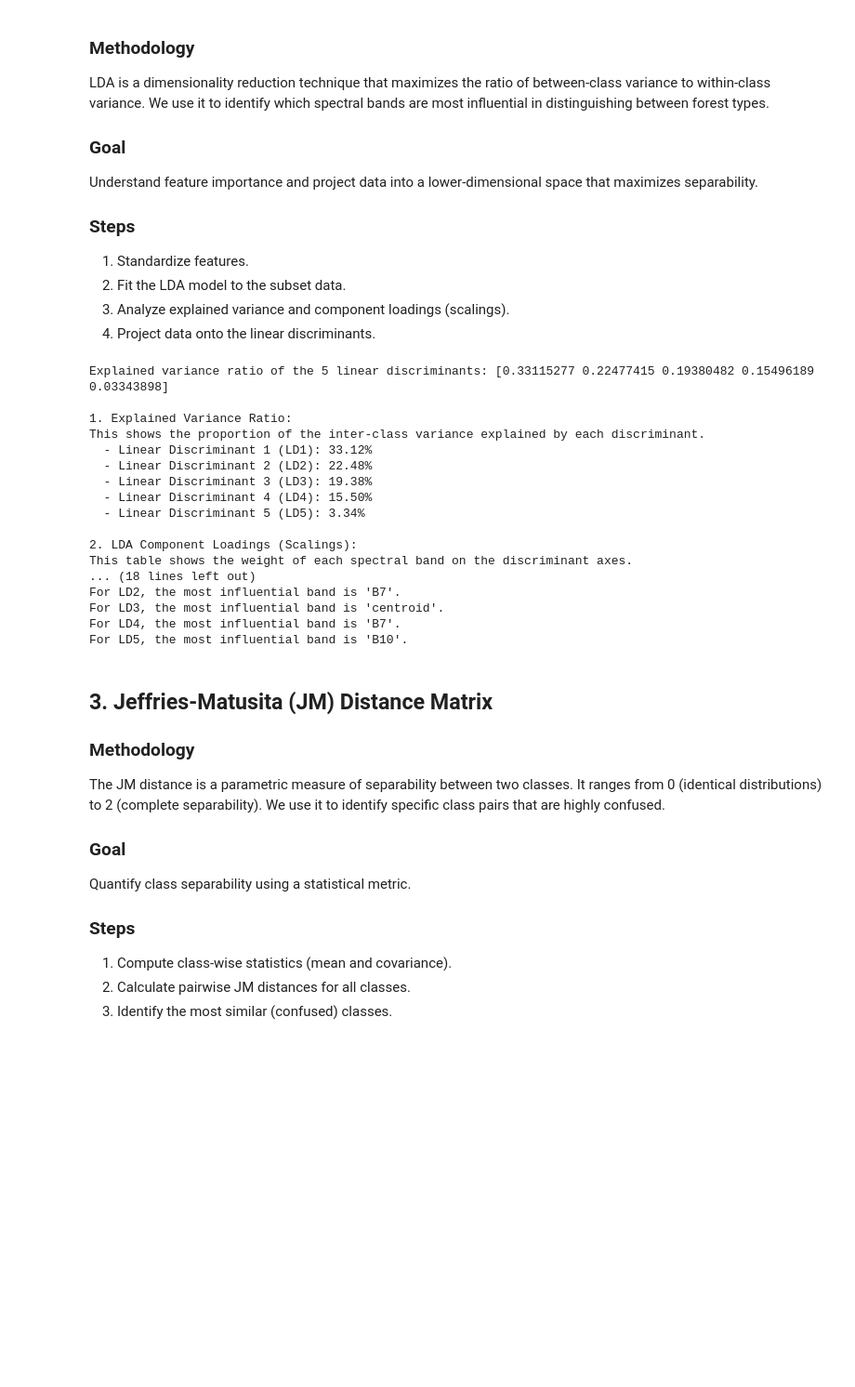
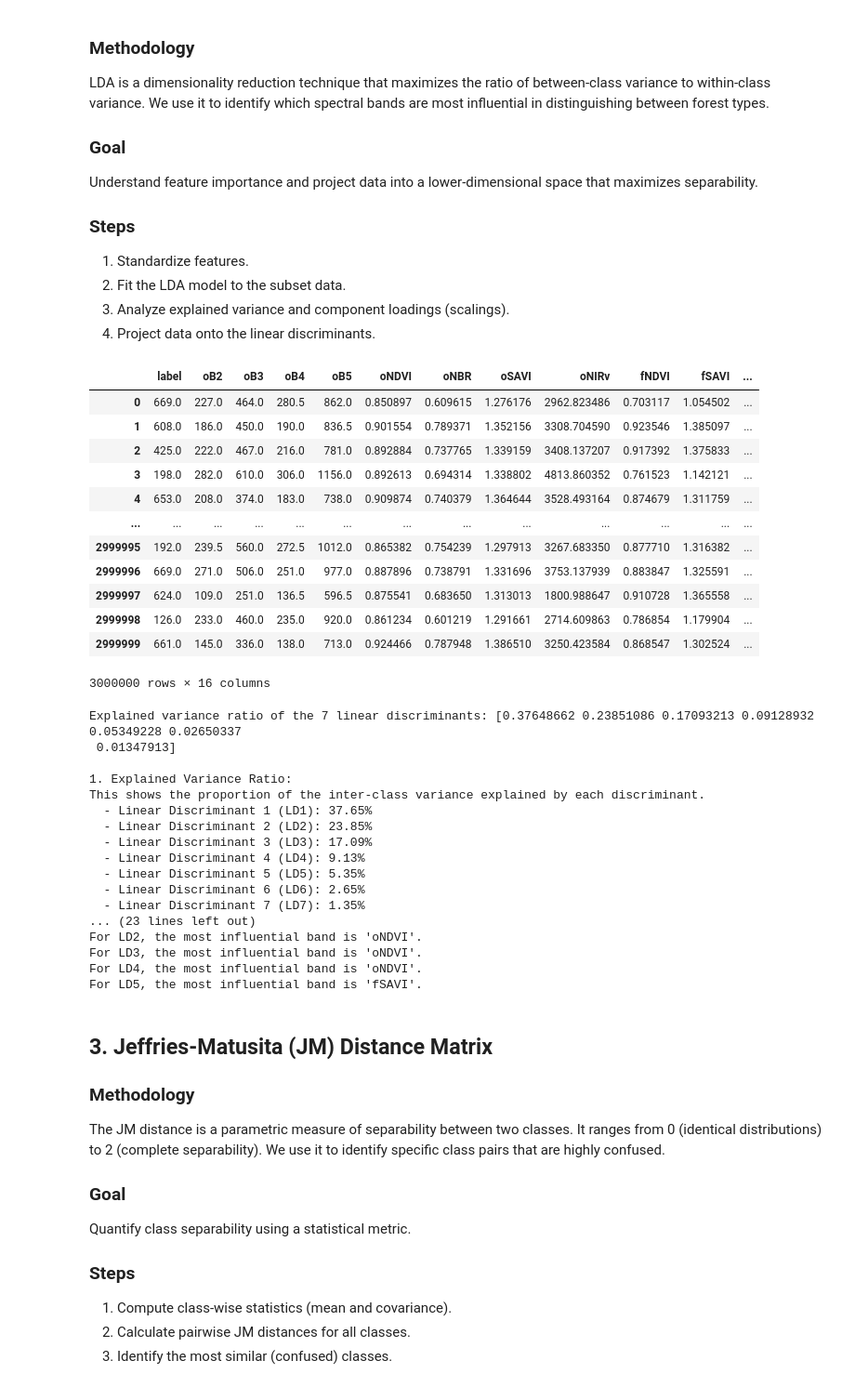
Before and after one commit to Ecotrust/forestvision, a Jupyter notebook: notebooks/fotypba_lda.ipynb, the cells around one changed output. Shown at 93% size. Cells and saved outputs as stored; diff of their text form; code cells hidden in the pictures; blank space fills up the shorter version.

Commit message:
feat: update  features and improve label remaping and balancing

```diff
--- a/notebooks/fotypba_lda.ipynb
+++ b/notebooks/fotypba_lda.ipynb
@@ -151,26 +189,42 @@ def perform_lda_analysis(df: pd.DataFrame, class_label: str, n_components: int =
     finally:
         plt.close()
         return lda, lda_df
+# %%
+subset
+# %% [output]
+|  | label | oB2 | oB3 | oB4 | oB5 | oNDVI | oNBR | oSAVI | oNIRv | fNDVI | fSAVI | ... |
+| 0 | 669.0 | 227.0 | 464.0 | 280.5 | 862.0 | 0.850897 | 0.609615 | 1.276176 | 2962.823486 | 0.703117 | 1.054502 | ... |
+| 1 | 608.0 | 186.0 | 450.0 | 190.0 | 836.5 | 0.901554 | 0.789371 | 1.352156 | 3308.704590 | 0.923546 | 1.385097 | ... |
+| 2 | 425.0 | 222.0 | 467.0 | 216.0 | 781.0 | 0.892884 | 0.737765 | 1.339159 | 3408.137207 | 0.917392 | 1.375833 | ... |
+| 3 | 198.0 | 282.0 | 610.0 | 306.0 | 1156.0 | 0.892613 | 0.694314 | 1.338802 | 4813.860352 | 0.761523 | 1.142121 | ... |
+| 4 | 653.0 | 208.0 | 374.0 | 183.0 | 738.0 | 0.909874 | 0.740379 | 1.364644 | 3528.493164 | 0.874679 | 1.311759 | ... |
+| ... | ... | ... | ... | ... | ... | ... | ... | ... | ... | ... | ... | ... |
+| 2999995 | 192.0 | 239.5 | 560.0 | 272.5 | 1012.0 | 0.865382 | 0.754239 | 1.297913 | 3267.683350 | 0.877710 | 1.316382 | ... |
+| 2999996 | 669.0 | 271.0 | 506.0 | 251.0 | 977.0 | 0.887896 | 0.738791 | 1.331696 | 3753.137939 | 0.883847 | 1.325591 | ... |
+| 2999997 | 624.0 | 109.0 | 251.0 | 136.5 | 596.5 | 0.875541 | 0.683650 | 1.313013 | 1800.988647 | 0.910728 | 1.365558 | ... |
+| 2999998 | 126.0 | 233.0 | 460.0 | 235.0 | 920.0 | 0.861234 | 0.601219 | 1.291661 | 2714.609863 | 0.786854 | 1.179904 | ... |
+| 2999999 | 661.0 | 145.0 | 336.0 | 138.0 | 713.0 | 0.924466 | 0.787948 | 1.386510 | 3250.423584 | 0.868547 | 1.302524 | ... |
+3000000 rows × 16 columns
 # %%
-lda, lda_res = perform_lda_analysis(subset, class_label='label', n_components=5);
+lda, lda_res = perform_lda_analysis(subset, class_label='label', n_components=7);
 # %% [output]
-Explained variance ratio of the 5 linear discriminants: [0.33115277 0.22477415 0.19380482 0.15496189 0.03343898]
+Explained variance ratio of the 7 linear discriminants: [0.37648662 0.23851086 0.17093213 0.09128932 0.05349228 0.02650337
+ 0.01347913]
 
 1. Explained Variance Ratio:
 This shows the proportion of the inter-class variance explained by each discriminant.
-  - Linear Discriminant 1 (LD1): 33.12%
-  - Linear Discriminant 2 (LD2): 22.48%
-  - Linear Discriminant 3 (LD3): 19.38%
-  - Linear Discriminant 4 (LD4): 15.50%
-  - Linear Discriminant 5 (LD5): 3.34%
-
-2. LDA Component Loadings (Scalings):
-This table shows the weight of each spectral band on the discriminant axes.
-... (18 lines left out)
-For LD2, the most influential band is 'B7'.
-For LD3, the most influential band is 'centroid'.
-For LD4, the most influential band is 'B7'.
-For LD5, the most influential band is 'B10'.
+  - Linear Discriminant 1 (LD1): 37.65%
+  - Linear Discriminant 2 (LD2): 23.85%
+  - Linear Discriminant 3 (LD3): 17.09%
+  - Linear Discriminant 4 (LD4): 9.13%
+  - Linear Discriminant 5 (LD5): 5.35%
+  - Linear Discriminant 6 (LD6): 2.65%
+  - Linear Discriminant 7 (LD7): 1.35%
+... (23 lines left out)
+For LD2, the most influential band is 'oNDVI'.
+For LD3, the most influential band is 'oNDVI'.
+For LD4, the most influential band is 'oNDVI'.
+For LD5, the most influential band is 'fSAVI'.
 # %% [markdown]
 ## 3. Jeffries-Matusita (JM) Distance Matrix
 
```
Also changed, not shown: parts of 26 cells of this notebook.
